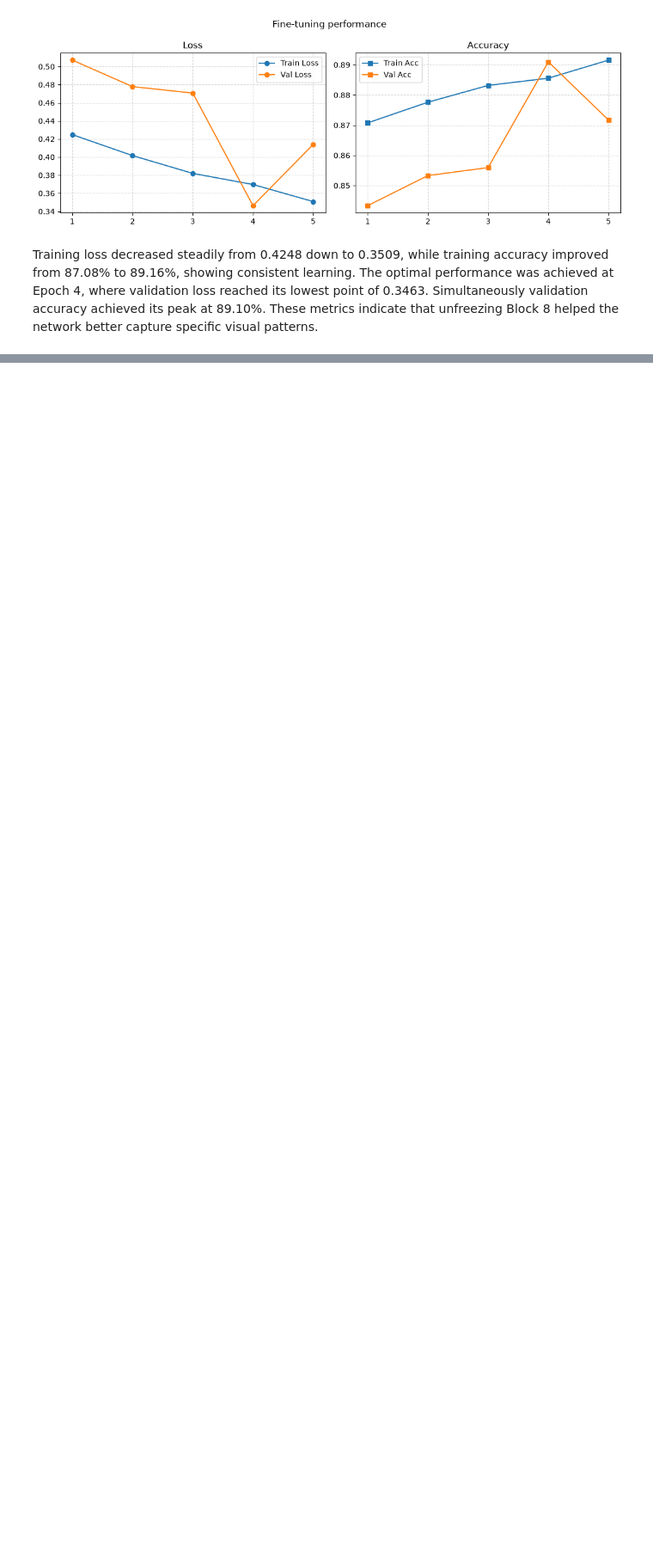
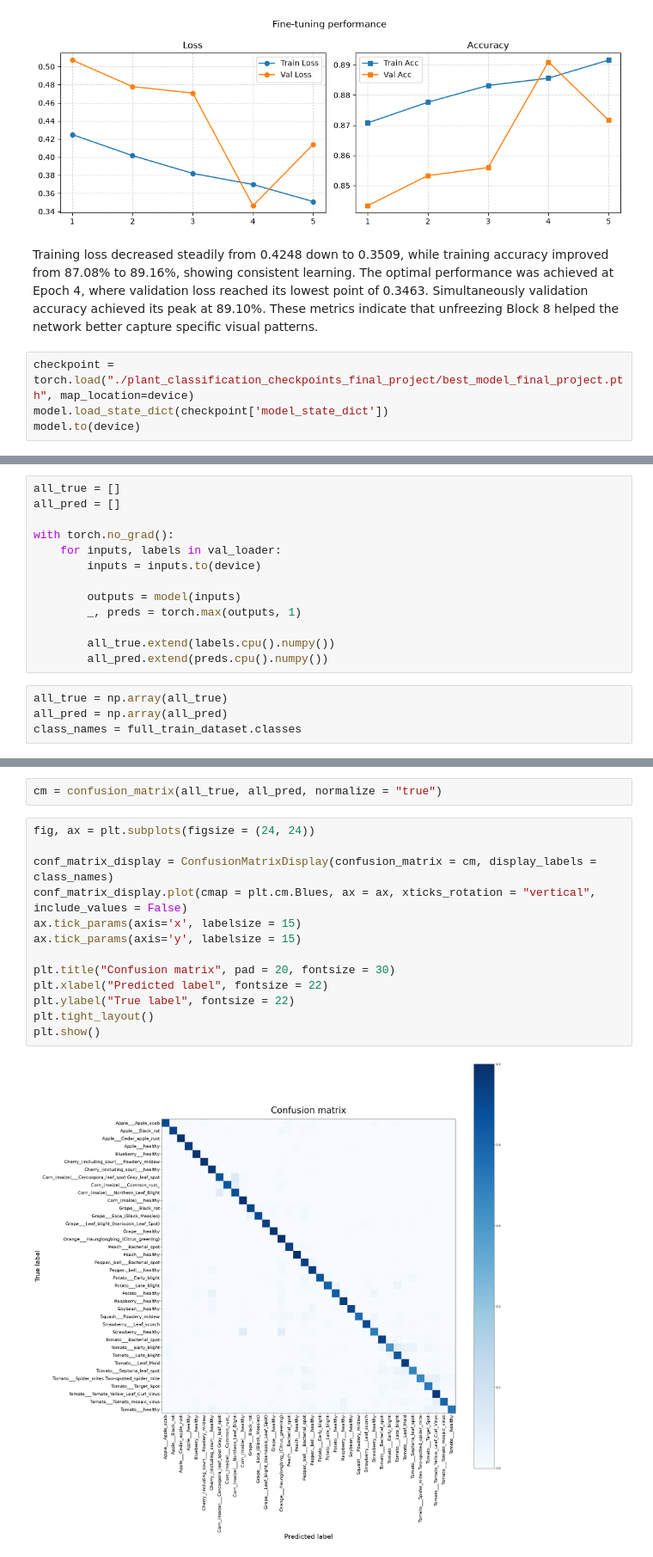
Before and after one commit to radinelageorgieva/plant-disease-classification, a Jupyter notebook: Plant_Disease_Classification.ipynb, the cells around one changed output, grey strips where cells are left out. Shown at 86% size. Cells and saved outputs as stored; diff of their text form; blank space fills up the shorter version.

Commit message:
Confusion matrix

```diff
--- a/Plant_Disease_Classification.ipynb
+++ b/Plant_Disease_Classification.ipynb
@@ -582,3 +583,7 @@ plt.show()
 [figure]
 # %% [markdown]
 Training loss decreased steadily from 0.4248 down to 0.3509, while training accuracy improved from 87.08% to 89.16%, showing consistent learning. The optimal performance was achieved at Epoch 4, where validation loss reached its lowest point of 0.3463. Simultaneously validation accuracy achieved its peak at 89.10%. These metrics indicate that unfreezing Block 8 helped the network better capture specific visual patterns.
+# %%
+checkpoint = torch.load("./plant_classification_checkpoints_final_project/best_model_final_project.pth", map_location=device)
+model.load_state_dict(checkpoint['model_state_dict'])
+model.to(device)
@@ -584,0 +628,17 @@ Training loss decreased steadily from 0.4248 down to 0.3509, while training accu
+# %%
+all_true = []
+all_pred = []
+
+with torch.no_grad():
+    for inputs, labels in val_loader:
+        inputs = inputs.to(device)
+
+        outputs = model(inputs)
+        _, preds = torch.max(outputs, 1)
+
+        all_true.extend(labels.cpu().numpy())
+        all_pred.extend(preds.cpu().numpy())
+# %%
+all_true = np.array(all_true)
+all_pred = np.array(all_pred)
+class_names = full_train_dataset.classes
@@ -584,0 +647,17 @@ Training loss decreased steadily from 0.4248 down to 0.3509, while training accu
+# %%
+cm = confusion_matrix(all_true, all_pred, normalize = "true")
+# %%
+fig, ax = plt.subplots(figsize = (24, 24))
+
+conf_matrix_display = ConfusionMatrixDisplay(confusion_matrix = cm, display_labels = class_names)
+conf_matrix_display.plot(cmap = plt.cm.Blues, ax = ax, xticks_rotation = "vertical", include_values = False)
+ax.tick_params(axis='x', labelsize = 15)
+ax.tick_params(axis='y', labelsize = 15)
+
+plt.title("Confusion matrix", pad = 20, fontsize = 30)
+plt.xlabel("Predicted label", fontsize = 22)
+plt.ylabel("True label", fontsize = 22)
+plt.tight_layout()
+plt.show()
+# %% [output]
+[figure, added]
```
Also changed, not shown: parts of 5 cells of this notebook.
